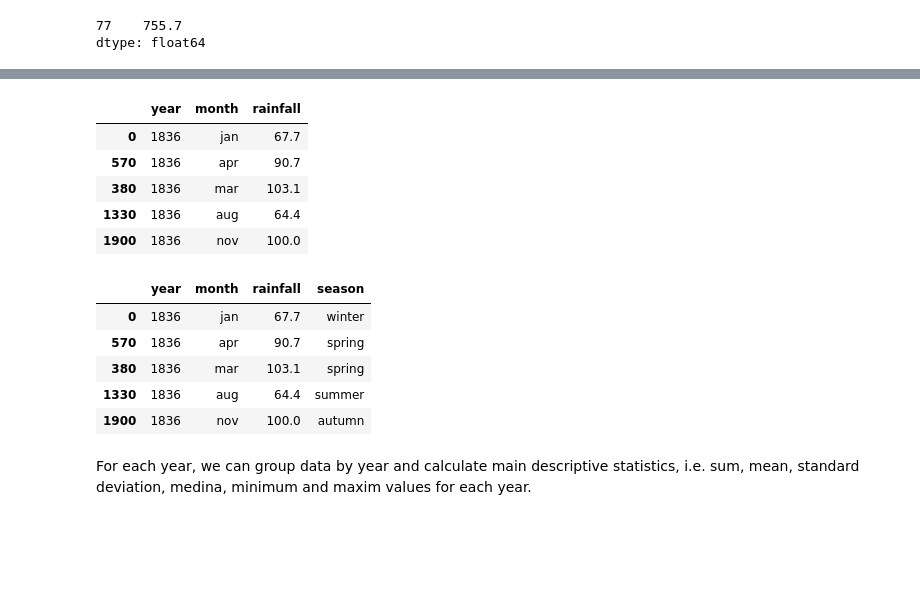
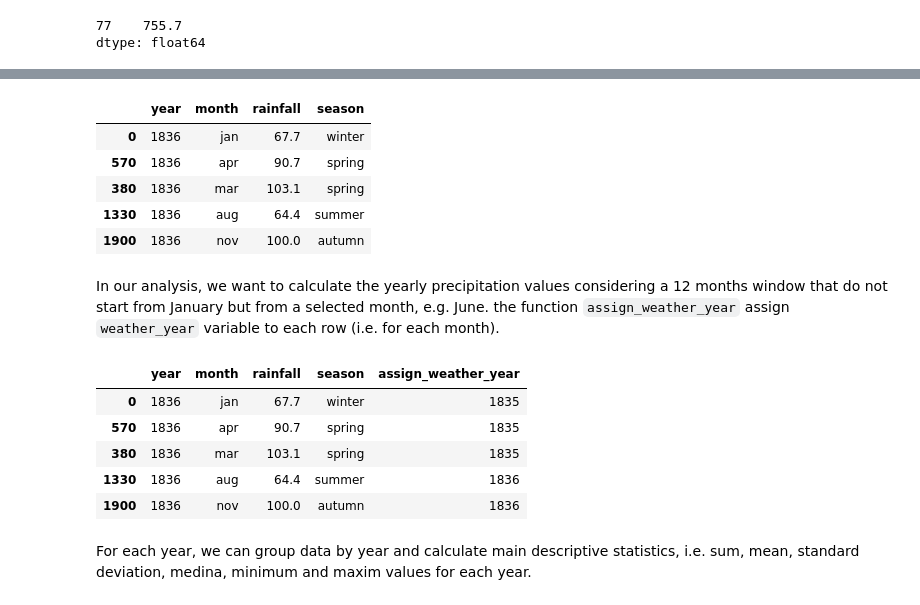
Before and after one commit to pacoraggio/London-Rainfall, a Jupyter notebook: data_source_analysis_and_manipulation.ipynb, the cells around one changed output, grey strips where cells are left out. Drawn from its saved outputs; the diff is of its cells as text; code cells hidden in the pictures; blank space fills up the shorter version.

```diff
--- a/data_source_analysis_and_manipulation.ipynb
+++ b/data_source_analysis_and_manipulation.ipynb
@@ -150,32 +162,51 @@ rainfall_data_se = data[['year', 'jan', 'feb', 'mar', 'apr', 'may', 'jun',
 rainfall_data_se['month'] = pd.Categorical(rainfall_data_se['month'], categories=['jan', 'feb', 'mar', 'apr', 'may', 'jun',
                                                                                   'jul', 'aug', 'sep', 'oct', 'nov', 'dec'], ordered=True)
 rainfall_data_se.rename(columns={'value': 'rainfall'}, inplace=True)
+
+# creating a column containing the season
+conds=[
+    rainfall_data_se['month'].isin(['mar', 'apr', 'may']),
+    rainfall_data_se['month'].isin(['jun', 'jul', 'aug']),
+    rainfall_data_se['month'].isin(['sep', 'oct', 'nov']),
+    rainfall_data_se['month'].isin(['dec', 'jan', 'feb'])
+]
+choices=['spring', 'summer', 'autumn', 'winter']
+rainfall_data_se['season'] = np.select(conds, choices, default='unknown')
+rainfall_data_se.head()
+# %% [output]
+|  | year | month | rainfall | season |
+| 0 | 1836 | jan | 67.7 | winter |
+| 570 | 1836 | apr | 90.7 | spring |
+| 380 | 1836 | mar | 103.1 | spring |
+| 1330 | 1836 | aug | 64.4 | summer |
+| 1900 | 1836 | nov | 100.0 | autumn |
-# %%
-rainfall_data_se.head()
-# %% [output]
-|  | year | month | rainfall |
-| 0 | 1836 | jan | 67.7 |
-| 570 | 1836 | apr | 90.7 |
-| 380 | 1836 | mar | 103.1 |
-| 1330 | 1836 | aug | 64.4 |
-| 1900 | 1836 | nov | 100.0 |
-# %%
-conds=[
-    rainfall_data_se['month'].isin(['mar', 'apr', 'may']),
-    rainfall_data_se['month'].isin(['jun', 'jul', 'aug']),
-    rainfall_data_se['month'].isin(['sep', 'oct', 'nov']),
-    rainfall_data_se['month'].isin(['dec', 'jan', 'feb'])
-]
-choices=['spring', 'summer', 'autumn', 'winter']
-rainfall_data_se['season'] = np.select(conds, choices, default='unknown')
-rainfall_data_se.head()
-# %% [output]
-|  | year | month | rainfall | season |
-| 0 | 1836 | jan | 67.7 | winter |
-| 570 | 1836 | apr | 90.7 | spring |
-| 380 | 1836 | mar | 103.1 | spring |
-| 1330 | 1836 | aug | 64.4 | summer |
-| 1900 | 1836 | nov | 100.0 | autumn |
+# %% [markdown]
+In our analysis, we want to calculate the yearly precipitation values considering a 12 months window that do not start from January but from a selected month, e.g. June. the function `assign_weather_year` assign `weather_year` variable to each row (i.e. for each month).
+# %%
+# Function to assign water year (June to May)
+
+def assign_weather_year(row):
+    month = row['month'].lower()
+    year = row['year']
+
+    # June to December belong to the water year starting in that calendar year
+    if month in ['jun', 'jul', 'aug', 'sep', 'oct', 'nov', 'dec']:
+        return year
+    # January to May belong to the water year that started in the previous calendar year
+    else:  # jan, feb, mar, apr, may
+        return year - 1
+
+# Apply the function to create water year column
+# df_temp = df.copy()
+rainfall_data_se['assign_weather_year'] = rainfall_data_se.apply(assign_weather_year, axis=1)
+rainfall_data_se.head()
+# %% [output]
+|  | year | month | rainfall | season | assign_weather_year |
+| 0 | 1836 | jan | 67.7 | winter | 1835 |
+| 570 | 1836 | apr | 90.7 | spring | 1835 |
+| 380 | 1836 | mar | 103.1 | spring | 1835 |
+| 1330 | 1836 | aug | 64.4 | summer | 1836 |
+| 1900 | 1836 | nov | 100.0 | autumn | 1836 |
 # %%
 rainfall_data_se.to_pickle("./data/rainfall_data_se.pkl")
 # %% [markdown]
```
Also changed, not shown: parts of 21 cells of this notebook, 3 other files.
